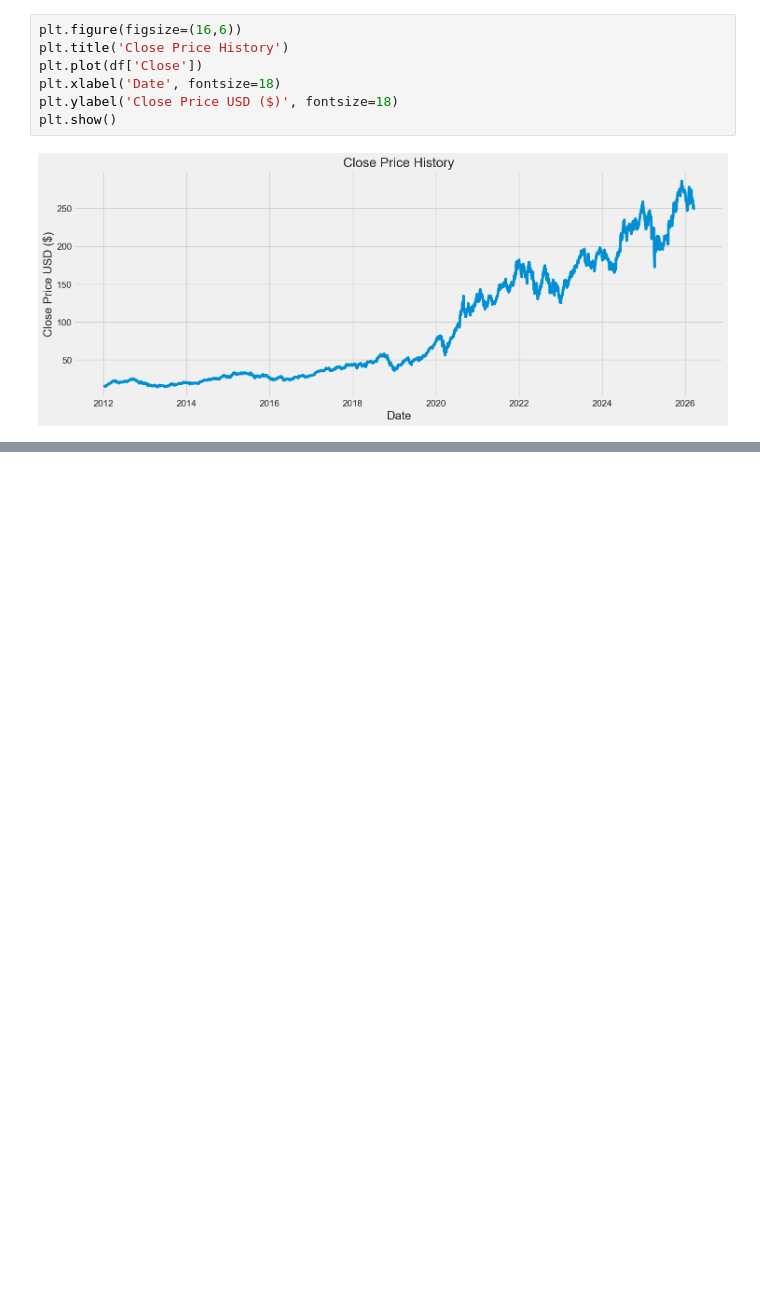
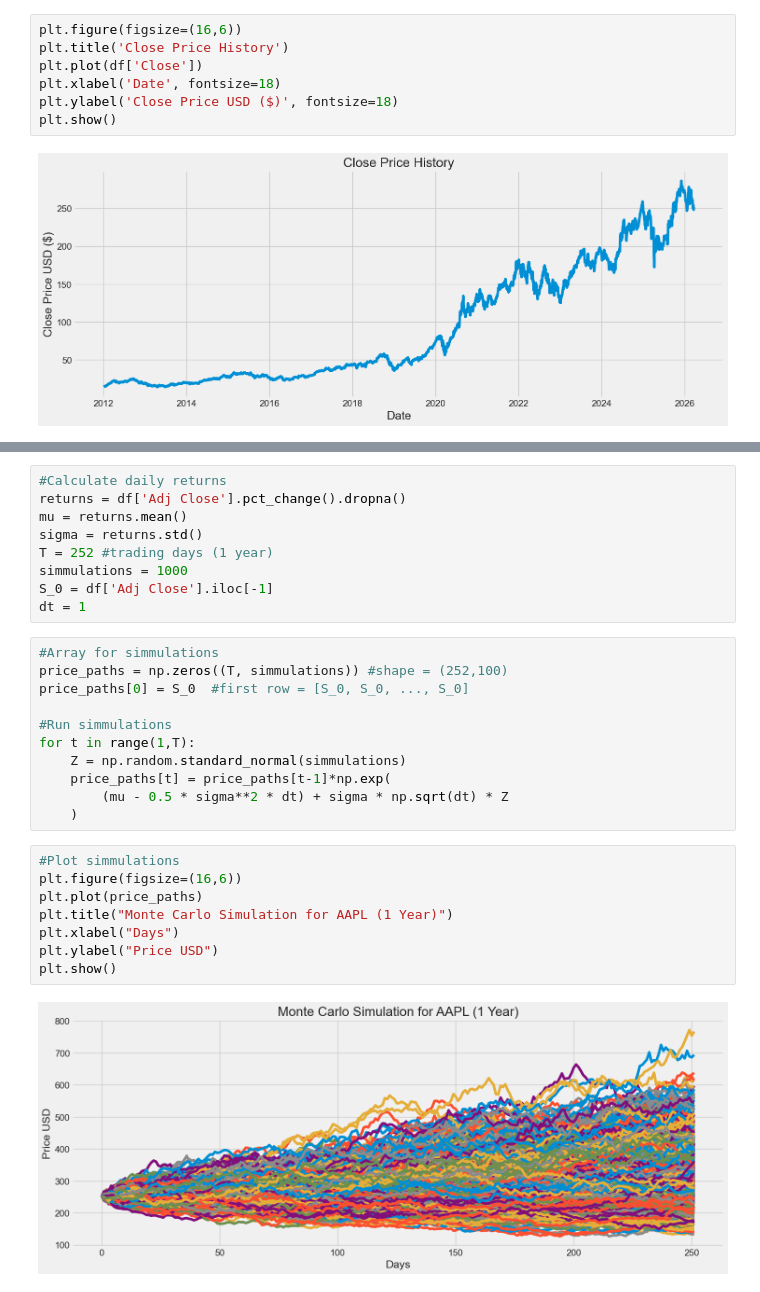
Before and after one commit to platon-cmd/Project_StockMarket, a Jupyter notebook: StockMarket.ipynb, the cells around one changed output, grey strips where cells are left out. Saved outputs shown, nothing was run; the diff lists cells and outputs as text; blank space fills up the shorter version.

Commit message:
main
Detail 1: MC visualization
Detail 2: constant and variable validity

```diff
--- a/StockMarket.ipynb
+++ b/StockMarket.ipynb
@@ -415,0 +446,30 @@ valid
+# %%
+#Calculate daily returns
+returns = df['Adj Close'].pct_change().dropna()
+mu = returns.mean()
+sigma = returns.std()
+T = 252 #trading days (1 year)
+simmulations = 1000
+S_0 = df['Adj Close'].iloc[-1]
+dt = 1
+# %%
+#Array for simmulations
+price_paths = np.zeros((T, simmulations)) #shape = (252,100)
+price_paths[0] = S_0  #first row = [S_0, S_0, ..., S_0]
+
+#Run simmulations
+for t in range(1,T):
+    Z = np.random.standard_normal(simmulations)
+    price_paths[t] = price_paths[t-1]*np.exp(
+        (mu - 0.5 * sigma**2 * dt) + sigma * np.sqrt(dt) * Z
+    )
+# %%
+#Plot simmulations
+plt.figure(figsize=(16,6))
+plt.plot(price_paths)
+plt.title("Monte Carlo Simulation for AAPL (1 Year)")
+plt.xlabel("Days")
+plt.ylabel("Price USD")
+plt.show()
+# %% [output]
+[figure, added]
```
Also changed, not shown: parts of 29 cells of this notebook, 10 other files.
